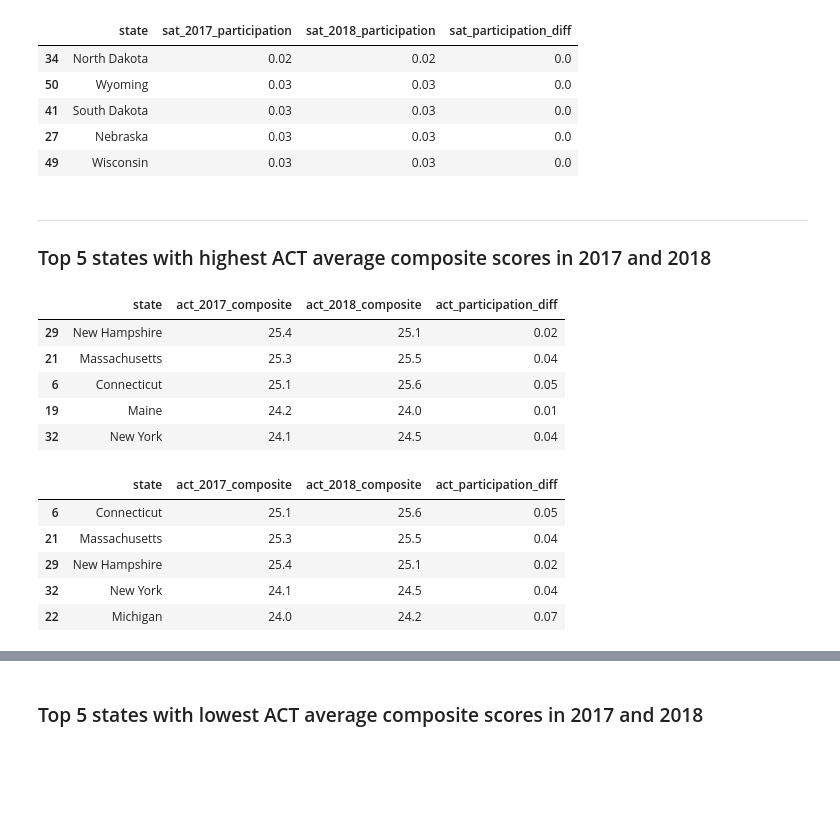
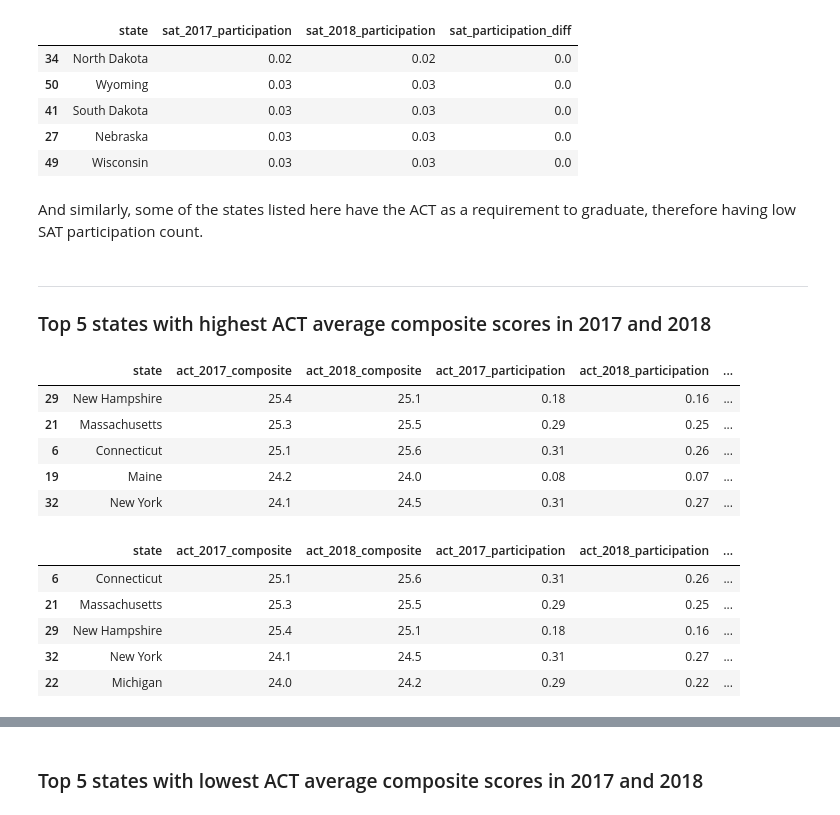
Before and after one commit to kkhalis/GA-Projects, a Jupyter notebook: project_1/code/project_1.ipynb, the cells around one changed output, grey strips where cells are left out. Saved outputs shown, nothing was run; the diff lists cells and outputs as text; code cells hidden in the pictures; blank space fills up the shorter version.

```diff
--- a/project_1/code/project_1.ipynb
+++ b/project_1/code/project_1.ipynb
@@ -490,24 +496,26 @@ data.sort_values(['sat_2018_participation'],ascending=True)[['state','sat_2017_p
 | 41 | South Dakota | 0.03 | 0.03 | 0.0 |
 | 27 | Nebraska | 0.03 | 0.03 | 0.0 |
 | 49 | Wisconsin | 0.03 | 0.03 | 0.0 |
+# %% [markdown]
+And similarly, some of the states listed here have the ACT as a requirement to graduate, therefore having low SAT participation count.
 # %% [markdown]
 ---
 ### Top 5 states with highest ACT average composite scores in 2017 and 2018
 # %%
-data.sort_values('act_2017_composite',ascending=False)[['state','act_2017_composite', 'act_2018_composite','act_participation_diff']].head()
+data.sort_values('act_2017_composite',ascending=False)[['state','act_2017_composite', 'act_2018_composite','act_2017_participation','act_2018_participation','composite_diff']].head()
 # %% [output]
-|  | state | act_2017_composite | act_2018_composite | act_participation_diff |
-| 29 | New Hampshire | 25.4 | 25.1 | 0.02 |
-| 21 | Massachusetts | 25.3 | 25.5 | 0.04 |
-| 6 | Connecticut | 25.1 | 25.6 | 0.05 |
-| 19 | Maine | 24.2 | 24.0 | 0.01 |
-| 32 | New York | 24.1 | 24.5 | 0.04 |
+|  | state | act_2017_composite | act_2018_composite | act_2017_participation | act_2018_participation | ... |
+| 29 | New Hampshire | 25.4 | 25.1 | 0.18 | 0.16 | ... |
+| 21 | Massachusetts | 25.3 | 25.5 | 0.29 | 0.25 | ... |
+| 6 | Connecticut | 25.1 | 25.6 | 0.31 | 0.26 | ... |
+| 19 | Maine | 24.2 | 24.0 | 0.08 | 0.07 | ... |
+| 32 | New York | 24.1 | 24.5 | 0.31 | 0.27 | ... |
 # %%
-data.sort_values('act_2018_composite',ascending=False)[['state','act_2017_composite', 'act_2018_composite','act_participation_diff']].head()
+data.sort_values('act_2018_composite',ascending=False)[['state','act_2017_composite', 'act_2018_composite','act_2017_participation','act_2018_participation','composite_diff']].head()
 # %% [output]
-|  | state | act_2017_composite | act_2018_composite | act_participation_diff |
-| 6 | Connecticut | 25.1 | 25.6 | 0.05 |
-| 21 | Massachusetts | 25.3 | 25.5 | 0.04 |
-| 29 | New Hampshire | 25.4 | 25.1 | 0.02 |
-| 32 | New York | 24.1 | 24.5 | 0.04 |
-| 22 | Michigan | 24.0 | 24.2 | 0.07 |
+|  | state | act_2017_composite | act_2018_composite | act_2017_participation | act_2018_participation | ... |
+| 6 | Connecticut | 25.1 | 25.6 | 0.31 | 0.26 | ... |
+| 21 | Massachusetts | 25.3 | 25.5 | 0.29 | 0.25 | ... |
+| 29 | New Hampshire | 25.4 | 25.1 | 0.18 | 0.16 | ... |
+| 32 | New York | 24.1 | 24.5 | 0.31 | 0.27 | ... |
+| 22 | Michigan | 24.0 | 24.2 | 0.29 | 0.22 | ... |
```
Also changed, not shown: parts of 29 cells of this notebook.
